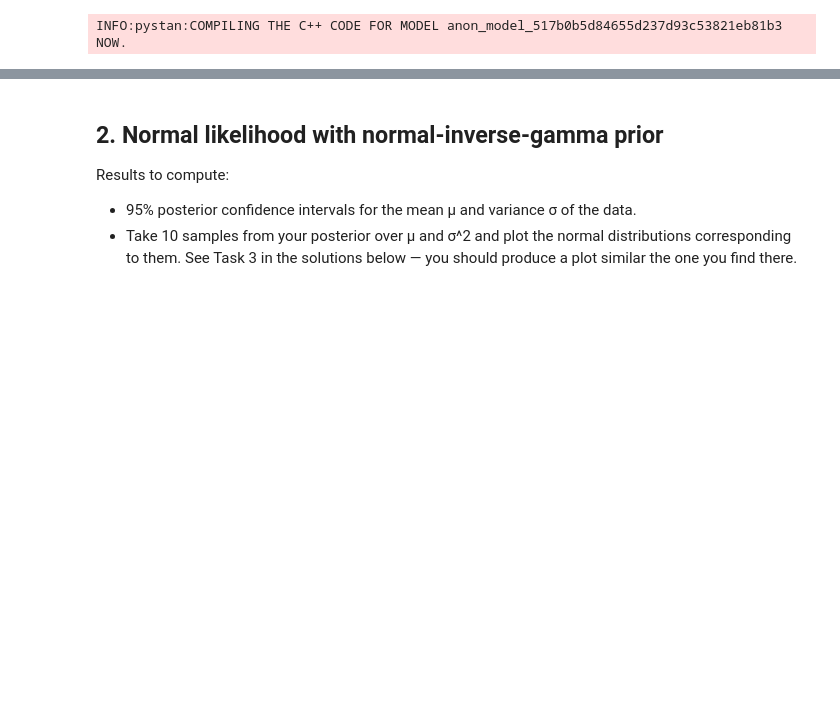
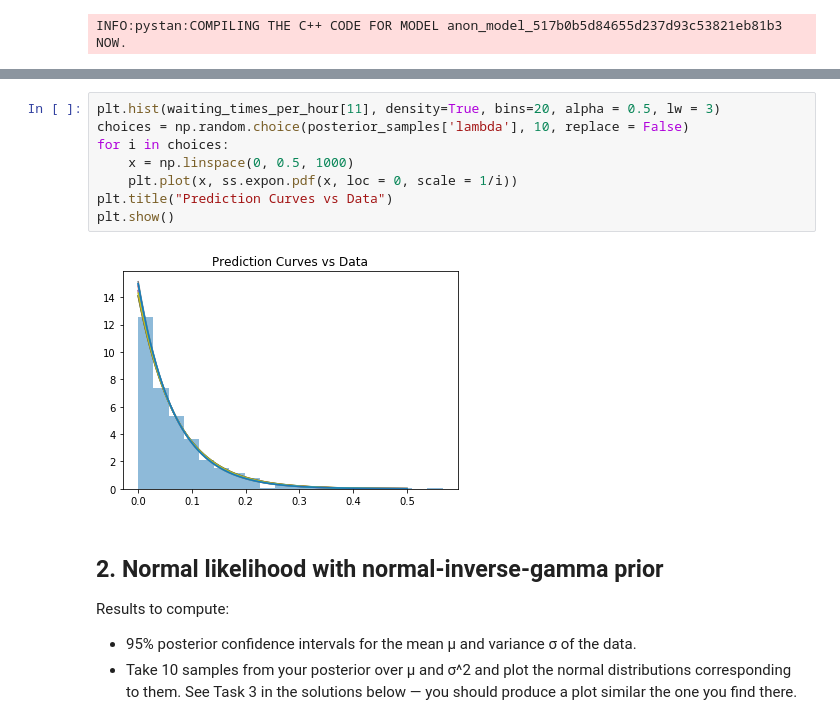
Before and after one commit to thetruejacob/CS146, a Jupyter notebook: Assignment 3/Assignment 3.ipynb, the cells around one changed output, grey strips where cells are left out. Drawn from its saved outputs; the diff is of its cells as text; blank space fills up the shorter version.

```diff
--- a/Assignment 3/Assignment 3.ipynb
+++ b/Assignment 3/Assignment 3.ipynb
@@ -83,3 +81,13 @@ Posterior 95% confidence interval for lambda: [13.8938897  15.87300008]
+# %%
+plt.hist(waiting_times_per_hour[11], density=True, bins=20, alpha = 0.5, lw = 3)
+choices = np.random.choice(posterior_samples['lambda'], 10, replace = False)
+for i in choices:
+    x = np.linspace(0, 0.5, 1000)
+    plt.plot(x, ss.expon.pdf(x, loc = 0, scale = 1/i))
+plt.title("Prediction Curves vs Data")
+plt.show()
+# %% [output]
+[figure, added]
 # %% [markdown]
 ## 2. Normal likelihood with normal-inverse-gamma prior
 Results to compute:
```
Also changed, not shown: parts of 14 cells of this notebook.
